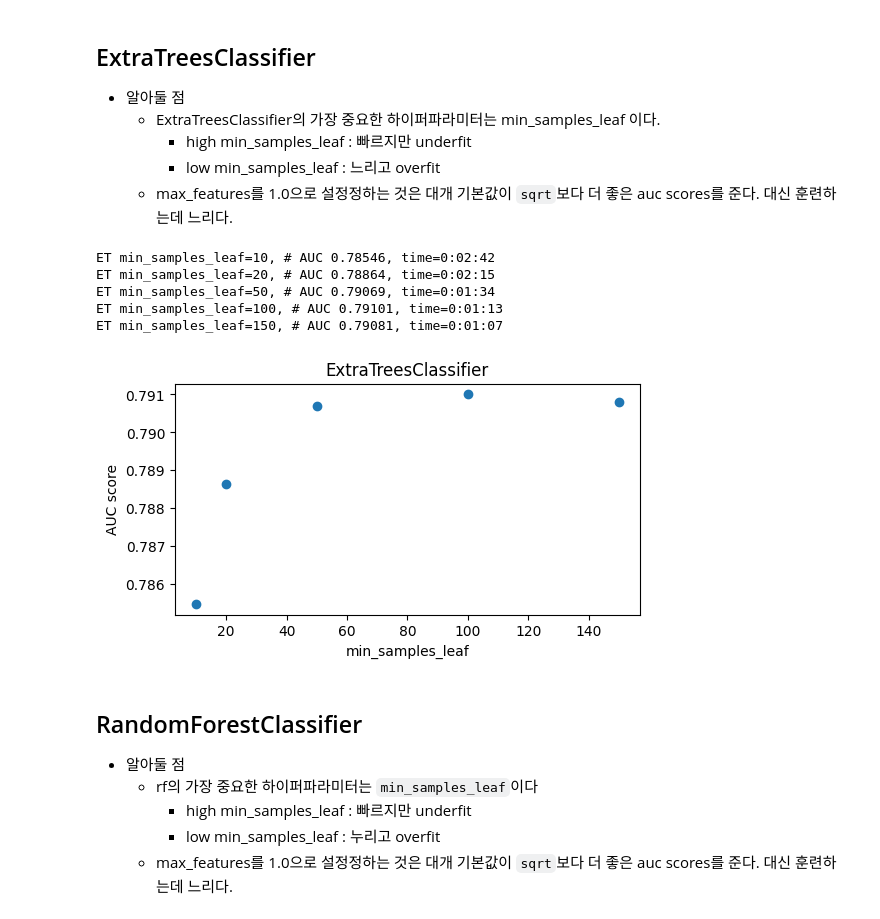
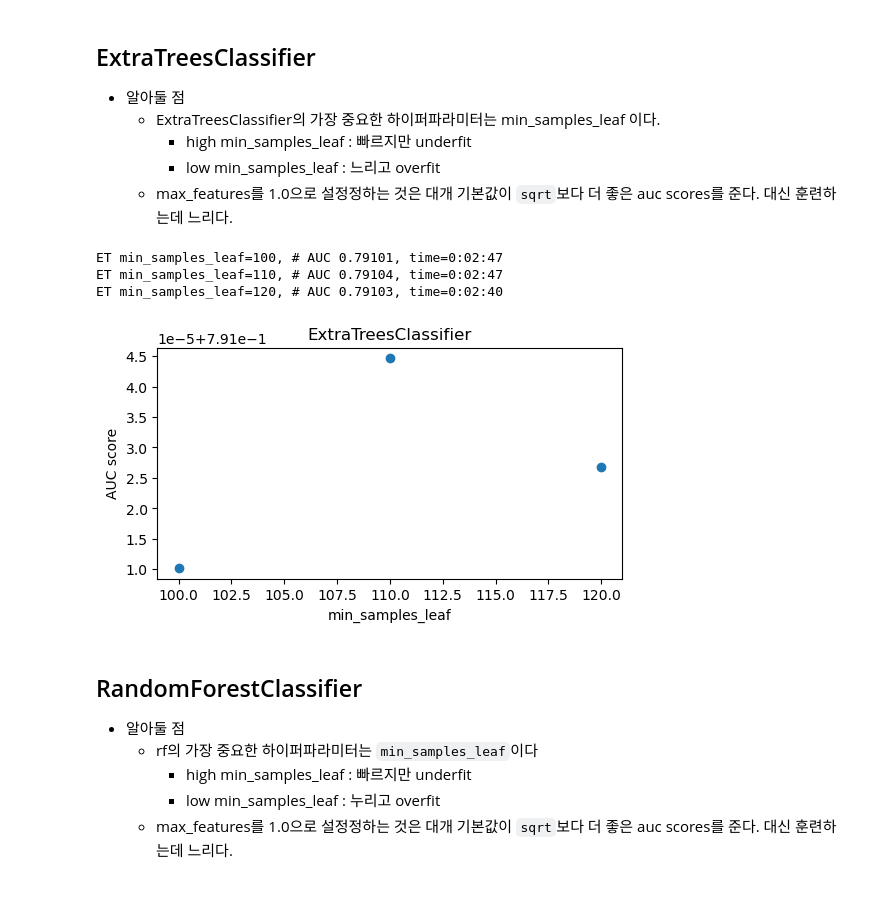
Before and after one commit to sajacaros/ml_project, a Jupyter notebook: sajacaros/3_review_ambrosm.ipynb, the cells around one changed output. Drawn from its saved outputs; the diff is of its cells as text; code cells hidden in the pictures.

```diff
--- a/sajacaros/3_review_ambrosm.ipynb
+++ b/sajacaros/3_review_ambrosm.ipynb
@@ -256,16 +257,22 @@ def plot_score_list(score_list, label, parameter, xscale='linear'):
 # %%
 # LinearSVC
 score_list = []
-for C in np.logspace(-4, -1, 4):
-    auc = cross_val(
+linear_best_oof = None
+max_auc = 0
+for idx, C in enumerate(np.logspace(-4, -1, 4)):
+    auc, oof = cross_val(
         make_pipeline(
             FunctionTransformer(np.log1p),
             PolynomialFeatures(2, include_bias=False),
             StandardScaler(),
-            LinearSVC(dual=False, C=C)
+            CalibratedClassifierCV(LinearSVC(dual=False, C=C))
         ),
         f'Poly-LinearSVC {C=:.2g}'
     )
+    if idx==0 or max_auc<auc:
+        max_auc = auc
+        linear_best_oof = oof
     score_list.append((C, auc))
 plot_score_list(score_list, 'Poly-LinearSVC', 'C', 'log')
+# 0.78858
 # %% [output]
@@ -293,8 +300,10 @@ pd.DataFrame(r).head(5)
 # %%
 # LogisticRegression
 score_list = []
-for C in np.logspace(-2, 1, 9):
-    auc = cross_val(
+logistic_best_oof = None
+max_auc = 0
+for idx, C in enumerate(np.logspace(-2, 1, 9)):
+    auc, oof = cross_val(
         make_pipeline(
             FunctionTransformer(np.log1p),
             PolynomialFeatures(2, include_bias=False),
@@ -310,6 +319,9 @@ for C in np.logspace(-2, 1, 9):
         ),
         f'Poly-LogisticRegression {C=:.2g}',
     )
+    if idx==0 or max_auc<auc:
+        max_auc = auc
+        logistic_best_oof = oof
     score_list.append((C, auc))
 
 plot_score_list(score_list, 'Poly-LogisticRegression', 'C', 'log')
@@ -337,8 +349,10 @@ Poly-LogisticRegression C=10, # AUC 0.78895, time=0:00:14
 # %%
 score_list = []
 n_components = 400
-for C in np.logspace(-3, -2, 9):
-    auc = cross_val(
+logistic_nystroem_best_oof = None
+max_auc = 0
+for idx, C in enumerate(np.logspace(-3, -2, 9)):
+    auc, oof = cross_val(
         make_pipeline(
             FunctionTransformer(np.log1p),
             Nystroem(n_components=n_components, random_state=61), # gamma = 1/21
@@ -355,5 +369,8 @@ for C in np.logspace(-3, -2, 9):
         f'Nyström-LogisticRegression {n_components=} {C=:.2g}'
     )
     score_list.append((C, auc))
+    if idx==0 or max_auc<auc:
+        max_auc = auc
+        logistic_nystroem_best_oof = oof
 plot_score_list(score_list, 'Nyström LogisticRegression', 'C', 'log')
 # %% [output]
@@ -376,30 +393,32 @@ Nyström-LogisticRegression n_components=400 C=0.01, # AUC 0.79123, time=0:00:23
     * max_features를 1.0으로 설정정하는 것은 대개 기본값이 `sqrt`보다 더 좋은 auc scores를 준다. 대신 훈련하는데 느리다.
 # %%
 score_list = []
-for min_samples_leaf in [10, 20, 50, 100, 150]:
-    auc = cross_val(
+extra_best_oof = None
+max_auc = 0
+for idx, min_samples_leaf in enumerate([100, 110, 120]):
+    auc, oof = cross_val(
         make_pipeline(
             FunctionTransformer(np.log1p),
             ExtraTreesClassifier(
                 n_estimators=100,
                 min_samples_leaf=min_samples_leaf,
                 max_features=1.0,
                 random_state=61
             ),
-
         ),
         f"ET {min_samples_leaf=}"
-    ),
+    )
     score_list.append((min_samples_leaf, auc))
+    if idx==0 or max_auc<auc:
+        max_auc = auc
+        extra_best_oof = oof
 
 plot_score_list(score_list, 'ExtraTreesClassifier', 'min_samples_leaf')
 # %% [output]
-ET min_samples_leaf=10, # AUC 0.78546, time=0:02:42
-ET min_samples_leaf=20, # AUC 0.78864, time=0:02:15
-ET min_samples_leaf=50, # AUC 0.79069, time=0:01:34
-ET min_samples_leaf=100, # AUC 0.79101, time=0:01:13
-ET min_samples_leaf=150, # AUC 0.79081, time=0:01:07
+ET min_samples_leaf=100, # AUC 0.79101, time=0:02:47
+ET min_samples_leaf=110, # AUC 0.79104, time=0:02:47
+ET min_samples_leaf=120, # AUC 0.79103, time=0:02:40
-[figure, old version]
+[figure, new version]
 # %% [markdown]
 ## RandomForestClassifier
 * 알아둘 점
```
Also changed, not shown: parts of 15 cells of this notebook, 2 other files.
